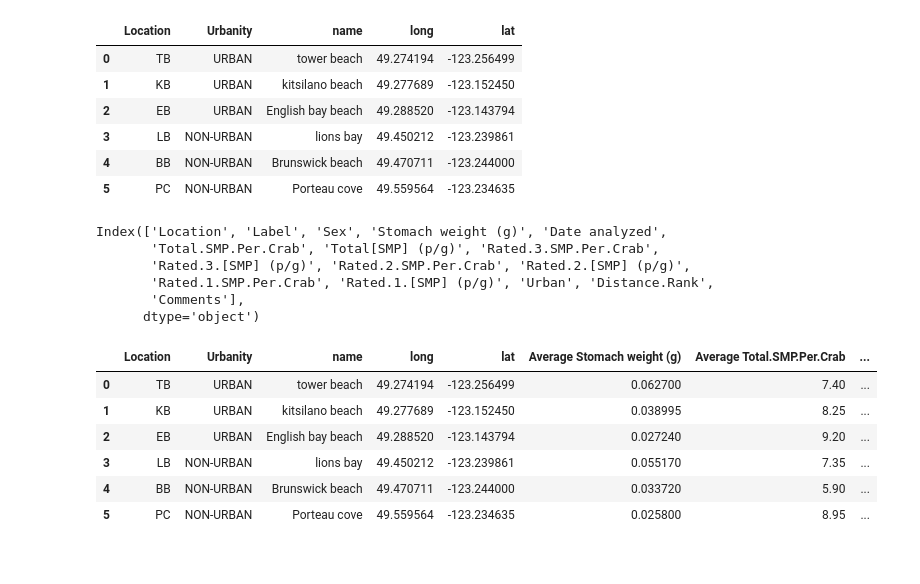
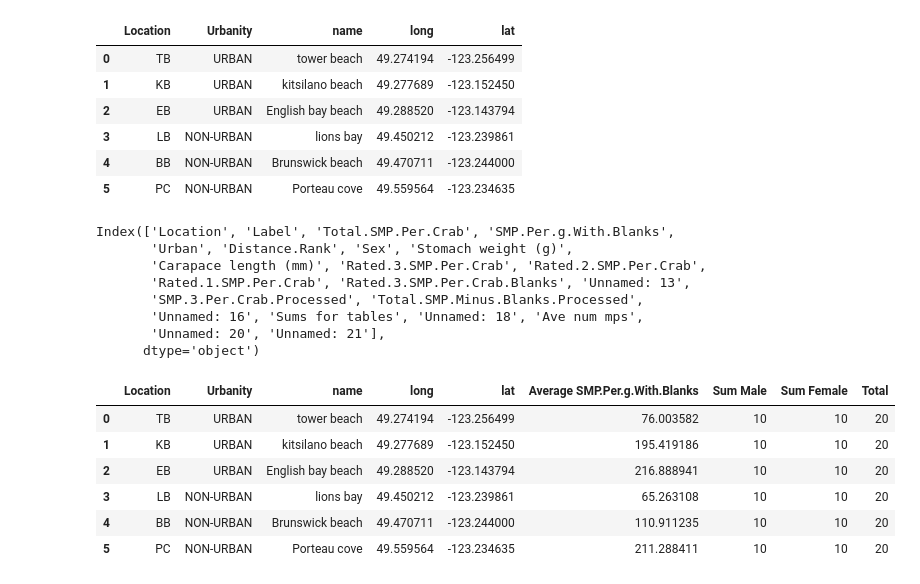
Before and after one commit to blucardin/crab_analysis, a Jupyter notebook: load_data.ipynb, the cells around one changed output. Saved outputs shown, nothing was run; the diff lists cells and outputs as text; code cells hidden in the pictures.

```diff
--- a/load_data.ipynb
+++ b/load_data.ipynb
@@ -9,7 +9,7 @@ import geodatasets
 import xyzservices.providers as xyz
 import time
 # %%
-df = pd.read_excel("Crab Data.xlsx", sheet_name="MPData")
+df = pd.read_excel("Crab Data for noah.xlsx", sheet_name="MPData.w.blanks")
 # %%
 df
 # %% [output]
@@ -74,35 +74,37 @@ location_coordinates
 # %%
 df.columns
 # %% [output]
-Index(['Location', 'Label', 'Sex', 'Stomach weight (g)', 'Date analyzed',
-       'Total.SMP.Per.Crab', 'Total[SMP] (p/g)', 'Rated.3.SMP.Per.Crab',
-       'Rated.3.[SMP] (p/g)', 'Rated.2.SMP.Per.Crab', 'Rated.2.[SMP] (p/g)',
-       'Rated.1.SMP.Per.Crab', 'Rated.1.[SMP] (p/g)', 'Urban', 'Distance.Rank',
-       'Comments'],
+Index(['Location', 'Label', 'Total.SMP.Per.Crab', 'SMP.Per.g.With.Blanks',
+       'Urban', 'Distance.Rank', 'Sex', 'Stomach weight (g)',
+       'Carapace length (mm)', 'Rated.3.SMP.Per.Crab', 'Rated.2.SMP.Per.Crab',
+       'Rated.1.SMP.Per.Crab', 'Rated.3.SMP.Per.Crab.Blanks', 'Unnamed: 13',
+       'SMP.3.Per.Crab.Processed', 'Total.SMP.Minus.Blanks.Processed',
+       'Unnamed: 16', 'Sums for tables', 'Unnamed: 18', 'Ave num mps',
+       'Unnamed: 20', 'Unnamed: 21'],
       dtype='object')
 # %%
-for attribute in [
-    'Stomach weight (g)', 'Total.SMP.Per.Crab', 'Total[SMP] (p/g)', 'Rated.3.SMP.Per.Crab',
-    'Rated.3.[SMP] (p/g)', 'Rated.2.SMP.Per.Crab', 'Rated.2.[SMP] (p/g)',
-    'Rated.1.SMP.Per.Crab', 'Rated.1.[SMP] (p/g)', 'Distance.Rank']:
+for attribute in ["SMP.Per.g.With.Blanks"]:
+    # 'Stomach weight (g)', 'Total.SMP.Per.Crab', 'Total[SMP] (p/g)', 'Rated.3.SMP.Per.Crab',
+    # 'Rated.3.[SMP] (p/g)', 'Rated.2.SMP.Per.Crab', 'Rated.2.[SMP] (p/g)',
+    # 'Rated.1.SMP.Per.Crab', 'Rated.1.[SMP] (p/g)', 'Distance.Rank']:
 
     location_coordinates["Average " + attribute] = [np.mean(df[df["Location"] == location][attribute]) for location in location_coordinates["Location"]]
     # I know the code I wrote above is gross and terrible, that is it, there is no "but".
 
 location_coordinates["Sum Male"] = [np.sum((df["Location"] == location) & (df["Sex"] == "M")) for location in location_coordinates["Location"]]
 location_coordinates["Sum Female"] = [np.sum((df["Location"] == location) & (df["Sex"] == "F")) for location in location_coordinates["Location"]]
 
 location_coordinates["Total"] = [np.sum(df["Location"] == location) for location in location_coordinates["Location"]]
 
 location_coordinates
 # %% [output]
-|  | Location | Urbanity | name | long | lat | Average Stomach weight (g) | Average Total.SMP.Per.Crab | ... |
-| 0 | TB | URBAN | tower beach | 49.274194 | -123.256499 | 0.062700 | 7.40 | ... |
-| 1 | KB | URBAN | kitsilano beach | 49.277689 | -123.152450 | 0.038995 | 8.25 | ... |
-| 2 | EB | URBAN | English bay beach | 49.288520 | -123.143794 | 0.027240 | 9.20 | ... |
-| 3 | LB | NON-URBAN | lions bay | 49.450212 | -123.239861 | 0.055170 | 7.35 | ... |
-| 4 | BB | NON-URBAN | Brunswick beach | 49.470711 | -123.244000 | 0.033720 | 5.90 | ... |
-| 5 | PC | NON-URBAN | Porteau cove | 49.559564 | -123.234635 | 0.025800 | 8.95 | ... |
+|  | Location | Urbanity | name | long | lat | Average SMP.Per.g.With.Blanks | Sum Male | Sum Female | Total |
+| 0 | TB | URBAN | tower beach | 49.274194 | -123.256499 | 76.003582 | 10 | 10 | 20 |
+| 1 | KB | URBAN | kitsilano beach | 49.277689 | -123.152450 | 195.419186 | 10 | 10 | 20 |
+| 2 | EB | URBAN | English bay beach | 49.288520 | -123.143794 | 216.888941 | 10 | 10 | 20 |
+| 3 | LB | NON-URBAN | lions bay | 49.450212 | -123.239861 | 65.263108 | 10 | 10 | 20 |
+| 4 | BB | NON-URBAN | Brunswick beach | 49.470711 | -123.244000 | 110.911235 | 10 | 10 | 20 |
+| 5 | PC | NON-URBAN | Porteau cove | 49.559564 | -123.234635 | 211.288411 | 10 | 10 | 20 |
 # %%
 gdf = gpd.GeoDataFrame(location_coordinates, geometry=gpd.points_from_xy(location_coordinates.lat, location_coordinates.long), crs="EPSG:4326")
 gdf.explore(tiles=xyz.CartoDB.DarkMatter)
```
Also changed, not shown: parts of 5 cells of this notebook, 3 other files.
